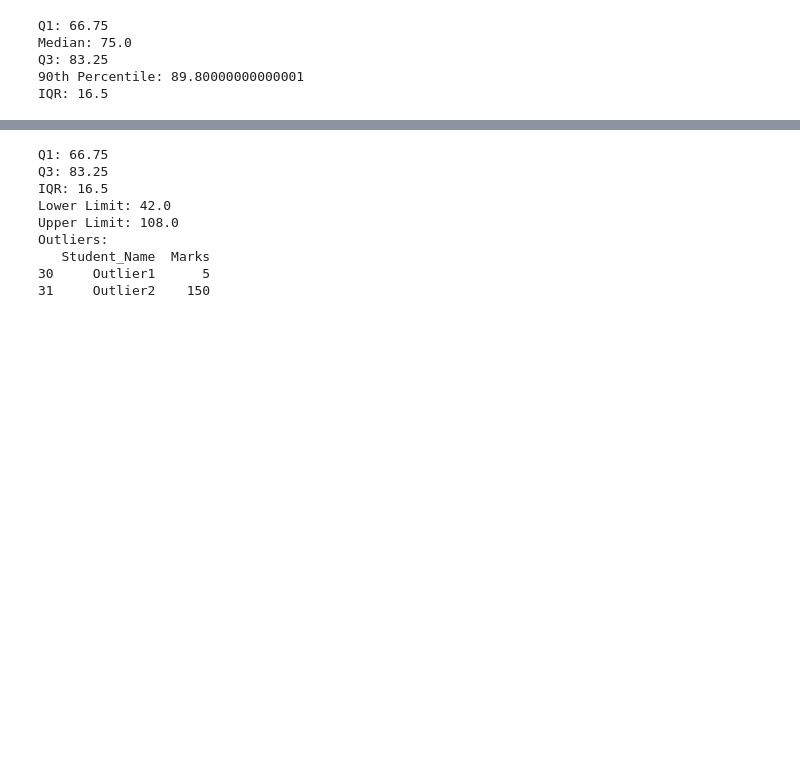
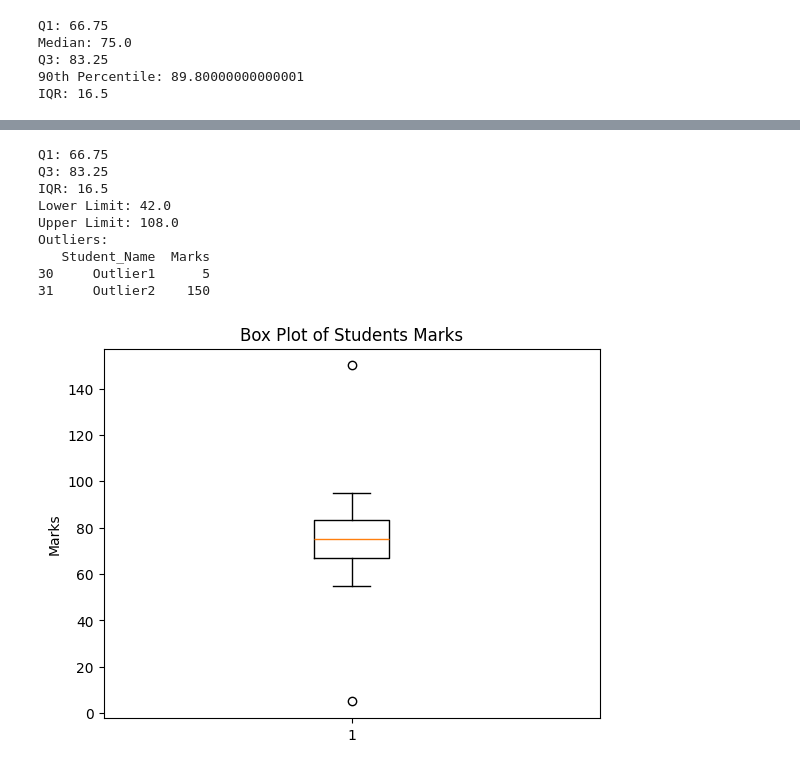
Before and after one commit to srajan15/chitkara_stats, a Jupyter notebook: day6/percentiles.ipynb, the cells around one changed output, grey strips where cells are left out. Cells and saved outputs as stored; diff of their text form; code cells hidden in the pictures; blank space fills up the shorter version.

```diff
--- a/day6/percentiles.ipynb
+++ b/day6/percentiles.ipynb
@@ -52,33 +73,42 @@ print(bottom_students)
-# %%
-import pandas as pd
-
-df = pd.read_csv("student_marks.csv")
-
-Q1 = df["Marks"].quantile(0.25)
-Q3 = df["Marks"].quantile(0.75)
-
-IQR = Q3 - Q1
-
-print("Q1:", Q1)
-print("Q3:", Q3)
-print("IQR:", IQR)
-
-lower = Q1 - 1.5 * IQR
-upper = Q3 + 1.5 * IQR
-
-print("Lower Limit:", lower)
-print("Upper Limit:", upper)
-
-outliers = df[(df["Marks"] < lower) | (df["Marks"] > upper)]
-print("Outliers:")
-print(outliers)
-# %% [output]
-Q1: 66.75
-Q3: 83.25
-IQR: 16.5
-Lower Limit: 42.0
-Upper Limit: 108.0
-Outliers:
-   Student_Name  Marks
-30     Outlier1      5
-31     Outlier2    150
+# %%
+import pandas as pd
+import matplotlib.pyplot as plt
+
+df = pd.read_csv("student_marks.csv")
+
+Q1 = df["Marks"].quantile(0.25)
+Q3 = df["Marks"].quantile(0.75)
+
+IQR = Q3 - Q1
+
+print("Q1:", Q1)
+print("Q3:", Q3)
+print("IQR:", IQR)
+
+lower = Q1 - 1.5 * IQR
+upper = Q3 + 1.5 * IQR
+
+print("Lower Limit:", lower)
+print("Upper Limit:", upper)
+
+outliers = df[(df["Marks"] < lower) | (df["Marks"] > upper)]
+print("Outliers:")
+print(outliers)
+# Load dataset
+
+# Box plot
+plt.boxplot(df["Marks"])
+plt.title("Box Plot of Students Marks")
+plt.ylabel("Marks")
+plt.show()
+# %% [output]
+Q1: 66.75
+Q3: 83.25
+IQR: 16.5
+Lower Limit: 42.0
+Upper Limit: 108.0
+Outliers:
+   Student_Name  Marks
+30     Outlier1      5
+31     Outlier2    150
+[figure, added]
```
Also changed, not shown: parts of 5 cells of this notebook, 1 other file.
